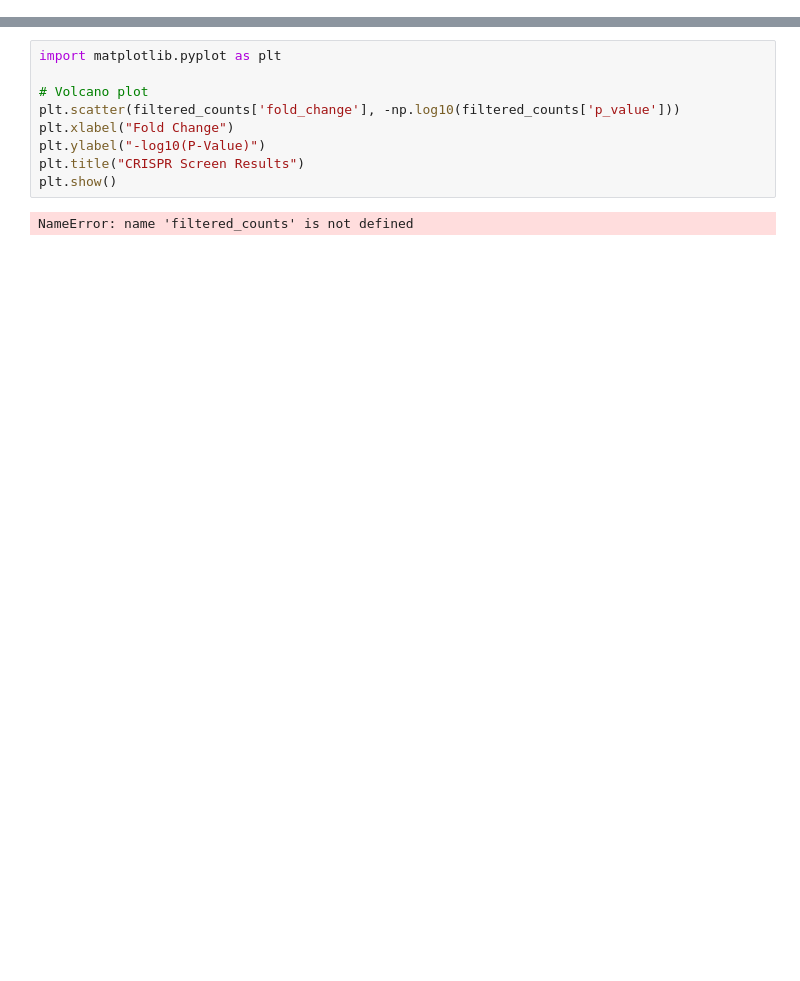
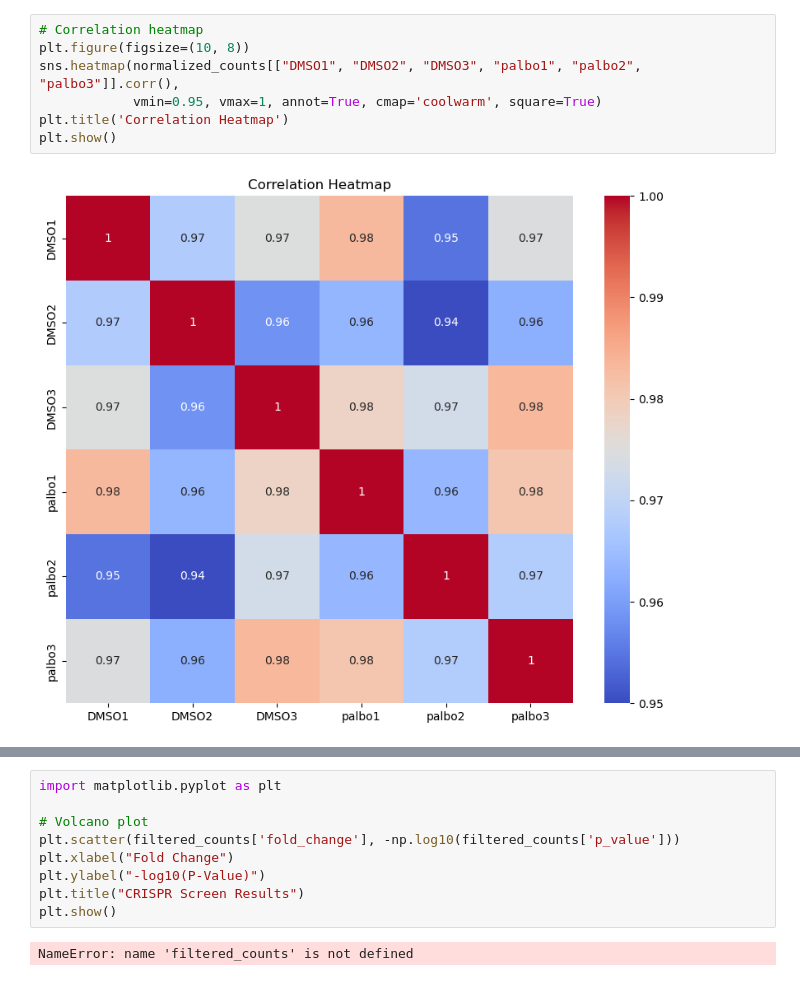
Before and after one commit to macorony/palbocilib_analysis_pipeline, a Jupyter notebook: Palbociclib_analysis_pipeline.ipynb, the cells around one changed output, grey strips where cells are left out. Cells and saved outputs as stored; diff of their text form; blank space fills up the shorter version.

```diff
--- a/Palbociclib_analysis_pipeline.ipynb
+++ b/Palbociclib_analysis_pipeline.ipynb
@@ -0,0 +101,9 @@
+# %%
+# Correlation heatmap
+plt.figure(figsize=(10, 8))
+sns.heatmap(normalized_counts[["DMSO1", "DMSO2", "DMSO3", "palbo1", "palbo2", "palbo3"]].corr(),
+            vmin=0.95, vmax=1, annot=True, cmap='coolwarm', square=True)
+plt.title('Correlation Heatmap')
+plt.show()
+# %% [output]
+[figure, added]
```
Also changed, not shown: parts of 17 cells of this notebook, 2 other files.
